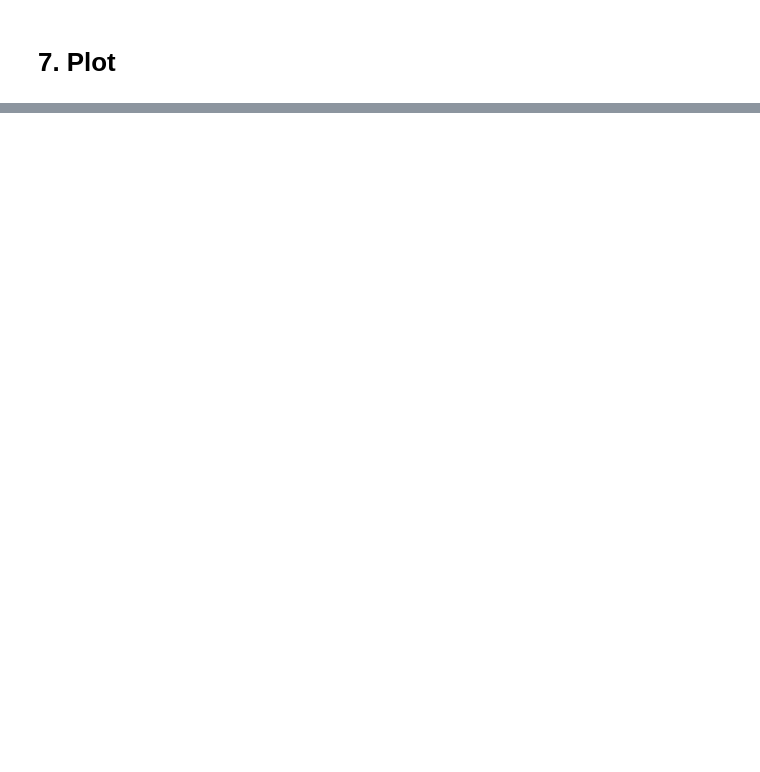
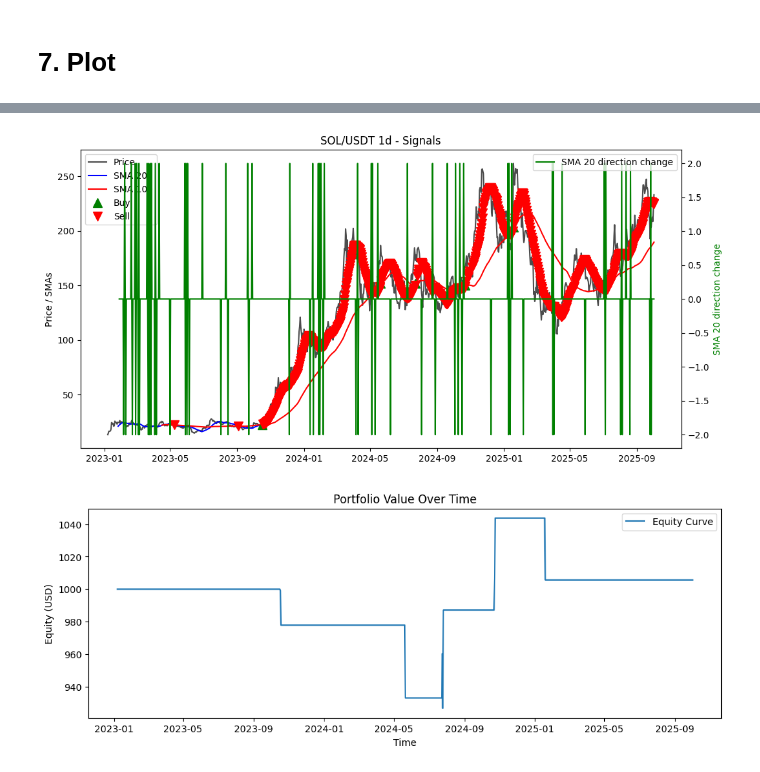
Before and after one commit to Mcdaddy-2pointoh/crypto-trader, a Jupyter notebook: notebooks/mca_strategy.ipynb, the cells around one changed output, grey strips where cells are left out. Saved outputs shown, nothing was run; the diff lists cells and outputs as text; code cells hidden in the pictures; blank space fills up the shorter version.

```diff
--- a/notebooks/mca_strategy.ipynb
+++ b/notebooks/mca_strategy.ipynb
@@ -43,3 +43,5 @@ A value is trying to be set on a copy of a slice from a DataFrame
 
 See the caveats in the documentation: https://pandas.pydata.org/pandas-docs/stable/user_guide/indexing.html#returning-a-view-versus-a-copy
   df['Signal'][long_window:] = (df['SMA_SHORT'][long_window:] > df['SMA_LONG'][long_window:]).astype(int)
+# %%
+df_guarded = apply_mca_guarded_strategy(df, config=cfg)
@@ -50 +70,3 @@ equity_df, final_value, returns = backtest(df, config=cfg)
+# %%
+equity_df_guarded, final_value_guarded, returns_guarded = backtest(df_guarded, config=cfg)
 # %%
@@ -67,0 +102,8 @@ if cfg["plotting"]["plot_equity"]:
+# %%
+if cfg["plotting"]["plot_signals"]:
+    plot_signals_mca_strategy(df_guarded, config=cfg)
+if cfg["plotting"]["plot_equity"]:
+    plot_equity(equity_df_guarded)
+# %% [output]
+[figure, added]
+[figure, added]
```
Also changed, not shown: parts of 7 cells of this notebook, 2 other files.
